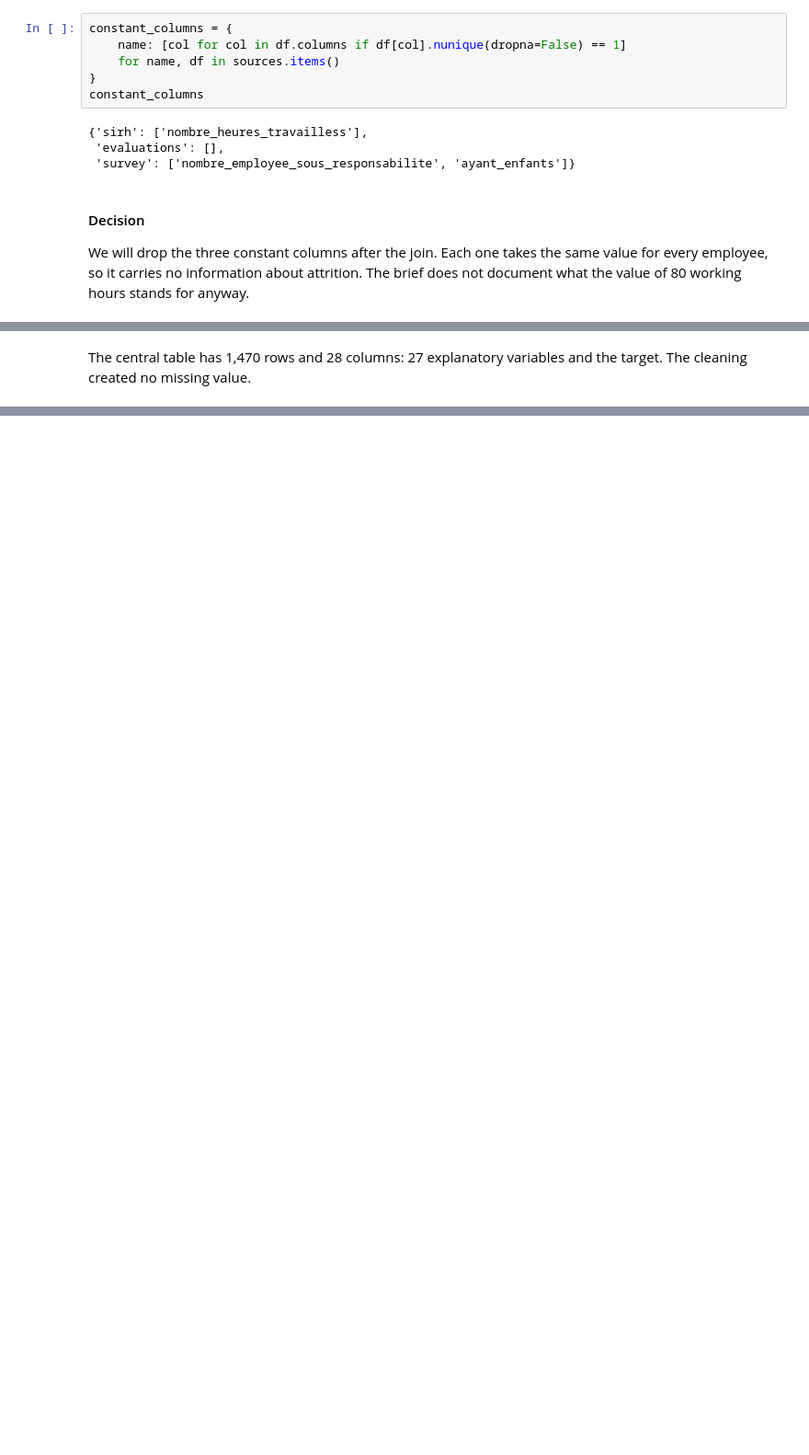
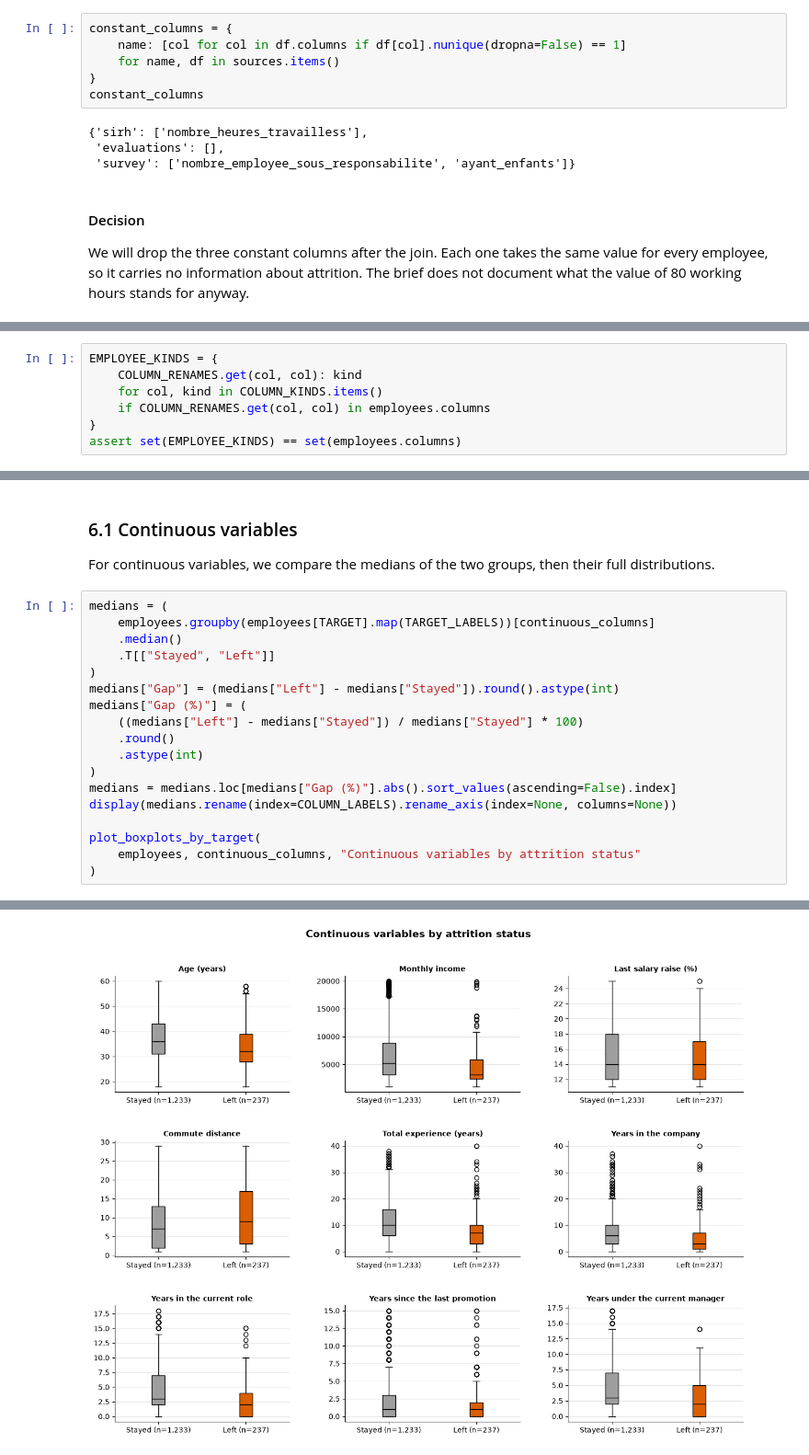
Before and after one commit to dapitch666/oc-p04-hr-attrition-classification, a Jupyter notebook: notebooks/01_exploration.ipynb, the cells around one changed output, grey strips where cells are left out. Shown at 92% size. Saved outputs shown, nothing was run; the diff lists cells and outputs as text; blank space fills up the shorter version.

```diff
--- a/notebooks/01_exploration.ipynb
+++ b/notebooks/01_exploration.ipynb
@@ -485,0 +699,7 @@ The central table holds 1,470 employees, as many as each source file, so the joi
+# %%
+EMPLOYEE_KINDS = {
+    COLUMN_RENAMES.get(col, col): kind
+    for col, kind in COLUMN_KINDS.items()
+    if COLUMN_RENAMES.get(col, col) in employees.columns
+}
+assert set(EMPLOYEE_KINDS) == set(employees.columns)
@@ -561,2 +787,23 @@ Name: count, dtype: int64
 # %% [markdown]
-The central table has 1,470 rows and 28 columns: 27 explanatory variables and the target. The cleaning created no missing value.
+### 6.1 Continuous variables
+
+For continuous variables, we compare the medians of the two groups, then their full distributions.
+# %%
+medians = (
+    employees.groupby(employees[TARGET].map(TARGET_LABELS))[continuous_columns]
+    .median()
+    .T[["Stayed", "Left"]]
+)
+medians["Gap"] = (medians["Left"] - medians["Stayed"]).round().astype(int)
+medians["Gap (%)"] = (
+    ((medians["Left"] - medians["Stayed"]) / medians["Stayed"] * 100)
+    .round()
+    .astype(int)
+)
+medians = medians.loc[medians["Gap (%)"].abs().sort_values(ascending=False).index]
+display(medians.rename(index=COLUMN_LABELS).rename_axis(index=None, columns=None))
+
+plot_boxplots_by_target(
+    employees, continuous_columns, "Continuous variables by attrition status"
+)
+# %% [output]
@@ -562,0 +820 @@ The central table has 1,470 rows and 28 columns: 27 explanatory variables and th
+[figure, added]
```
Also changed, not shown: parts of 87 cells of this notebook, 1 other file.
